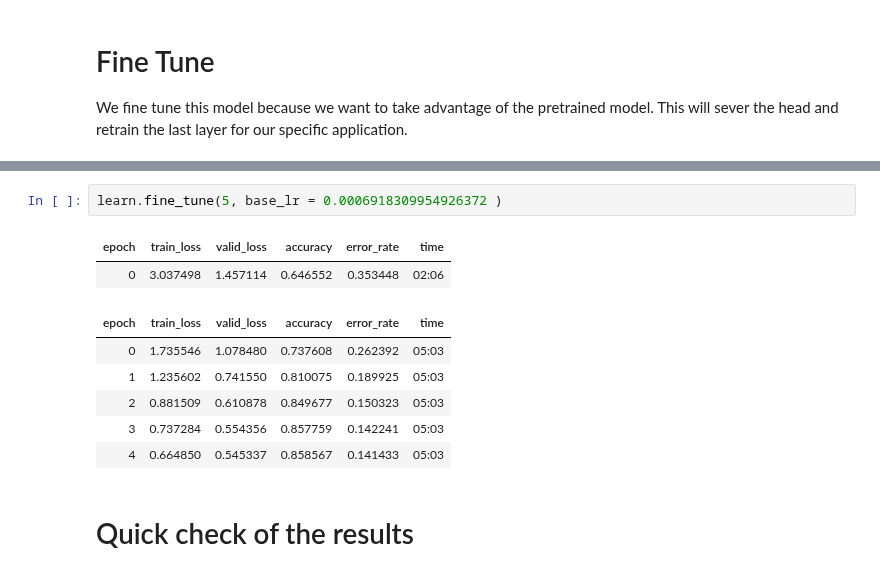
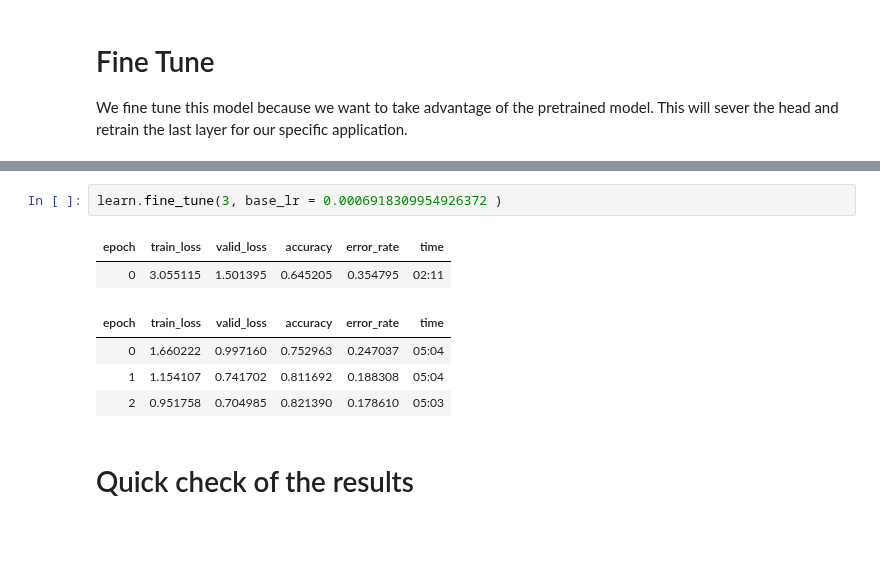
Before and after one commit to duncandonuts911/kaggle-competitions, a Jupyter notebook: 03_petals_to_the_metal_flower_classification copy/03_petals_to_the_metal_flower_classification.ipynb, the cells around one changed output, grey strips where cells are left out. Cells and saved outputs as stored; diff of their text form; blank space fills up the shorter version.

```diff
--- a/03_petals_to_the_metal_flower_classification copy/03_petals_to_the_metal_flower_classification.ipynb
+++ b/03_petals_to_the_metal_flower_classification copy/03_petals_to_the_metal_flower_classification.ipynb
@@ -160,14 +147,12 @@ lrs = learn.lr_find(suggest_funcs=(minimum, steep, valley, slide))
 # %%
-learn.fine_tune(5, base_lr = 0.0006918309954926372 )
+learn.fine_tune(3, base_lr = 0.0006918309954926372 )
 # %% [output]
 | epoch | train_loss | valid_loss | accuracy | error_rate | time |
-| 0 | 3.037498 | 1.457114 | 0.646552 | 0.353448 | 02:06 |
+| 0 | 3.055115 | 1.501395 | 0.645205 | 0.354795 | 02:11 |
 | epoch | train_loss | valid_loss | accuracy | error_rate | time |
-| 0 | 1.735546 | 1.078480 | 0.737608 | 0.262392 | 05:03 |
-| 1 | 1.235602 | 0.741550 | 0.810075 | 0.189925 | 05:03 |
-| 2 | 0.881509 | 0.610878 | 0.849677 | 0.150323 | 05:03 |
-| 3 | 0.737284 | 0.554356 | 0.857759 | 0.142241 | 05:03 |
-| 4 | 0.664850 | 0.545337 | 0.858567 | 0.141433 | 05:03 |
+| 0 | 1.660222 | 0.997160 | 0.752963 | 0.247037 | 05:04 |
+| 1 | 1.154107 | 0.741702 | 0.811692 | 0.188308 | 05:04 |
+| 2 | 0.951758 | 0.704985 | 0.821390 | 0.178610 | 05:03 |
 # %% [markdown]
 # Quick check of the results
 # %%
```
Also changed, not shown: parts of 18 cells of this notebook.
